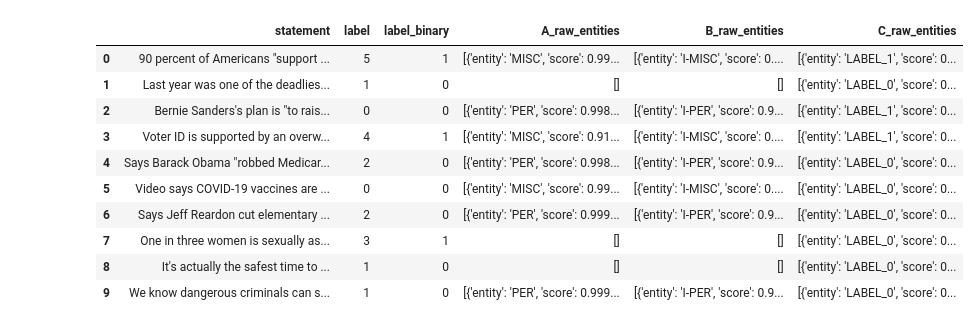
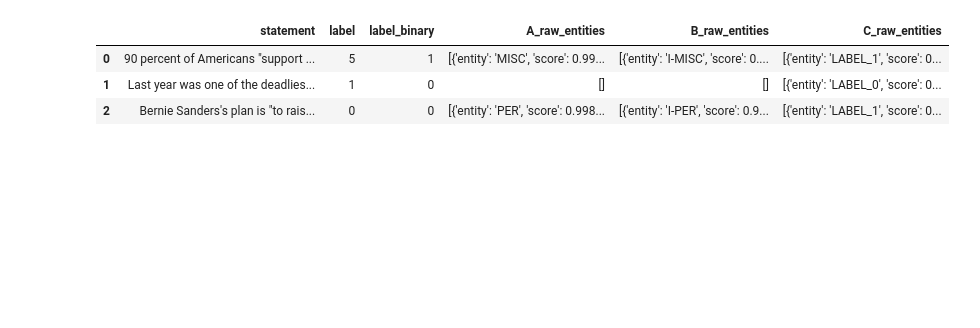
Before and after one commit to matusstanko/NLPD_18, a Jupyter notebook: part1/main.ipynb, the cells around one changed output. Saved outputs shown, nothing was run; the diff lists cells and outputs as text; code cells hidden in the pictures; blank space fills up the shorter version.

```diff
--- a/part1/main.ipynb
+++ b/part1/main.ipynb
@@ -3,24 +4,14 @@ import pandas as pd
 # %%
-import pandas as pd
-
-# Read the CSV normally
-df_loaded = pd.read_csv("output_ABC.csv")
+df = pd.read_csv("outputs/output_ABC.csv")
 
 # Use eval to convert stringified Python objects back into lists/dicts
-df_loaded["A_raw_entities"] = df_loaded["A_raw_entities"].apply(eval)
-df_loaded["B_raw_entities"] = df_loaded["B_raw_entities"].apply(eval)
-df_loaded["C_raw_entities"] = df_loaded["C_raw_entities"].apply(eval)
+df["A_raw_entities"] = df["A_raw_entities"].apply(eval)
+df["B_raw_entities"] = df["B_raw_entities"].apply(eval)
+df["C_raw_entities"] = df["C_raw_entities"].apply(eval)
 
-df_loaded.head(10)
+df.head(3)
 # %% [output]
 |  | statement | label | label_binary | A_raw_entities | B_raw_entities | C_raw_entities |
 | 0 | 90 percent of Americans "support ... | 5 | 1 | [{'entity': 'MISC', 'score': 0.99... | [{'entity': 'I-MISC', 'score': 0.... | [{'entity': 'LABEL_1', 'score': 0... |
 | 1 | Last year was one of the deadlies... | 1 | 0 | [] | [] | [{'entity': 'LABEL_0', 'score': 0... |
 | 2 | Bernie Sanders's plan is "to rais... | 0 | 0 | [{'entity': 'PER', 'score': 0.998... | [{'entity': 'I-PER', 'score': 0.9... | [{'entity': 'LABEL_1', 'score': 0... |
-| 3 | Voter ID is supported by an overw... | 4 | 1 | [{'entity': 'MISC', 'score': 0.91... | [{'entity': 'I-MISC', 'score': 0.... | [{'entity': 'LABEL_1', 'score': 0... |
-| 4 | Says Barack Obama "robbed Medicar... | 2 | 0 | [{'entity': 'PER', 'score': 0.998... | [{'entity': 'I-PER', 'score': 0.9... | [{'entity': 'LABEL_0', 'score': 0... |
-| 5 | Video says COVID-19 vaccines are ... | 0 | 0 | [{'entity': 'MISC', 'score': 0.99... | [{'entity': 'I-MISC', 'score': 0.... | [{'entity': 'LABEL_0', 'score': 0... |
-| 6 | Says Jeff Reardon cut elementary ... | 2 | 0 | [{'entity': 'PER', 'score': 0.999... | [{'entity': 'I-PER', 'score': 0.9... | [{'entity': 'LABEL_0', 'score': 0... |
-| 7 | One in three women is sexually as... | 3 | 1 | [] | [] | [{'entity': 'LABEL_0', 'score': 0... |
-| 8 | It's actually the safest time to ... | 1 | 0 | [] | [] | [{'entity': 'LABEL_0', 'score': 0... |
-| 9 | We know dangerous criminals can s... | 1 | 0 | [{'entity': 'PER', 'score': 0.999... | [{'entity': 'I-PER', 'score': 0.9... | [{'entity': 'LABEL_0', 'score': 0... |
```
Also changed, not shown: parts of 8 cells of this notebook.
